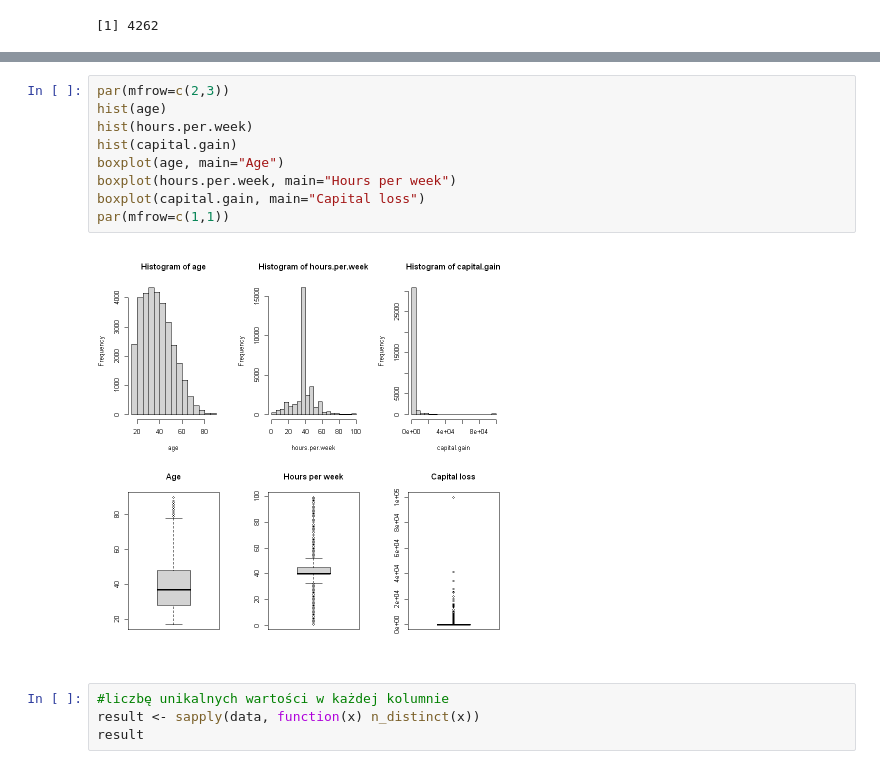
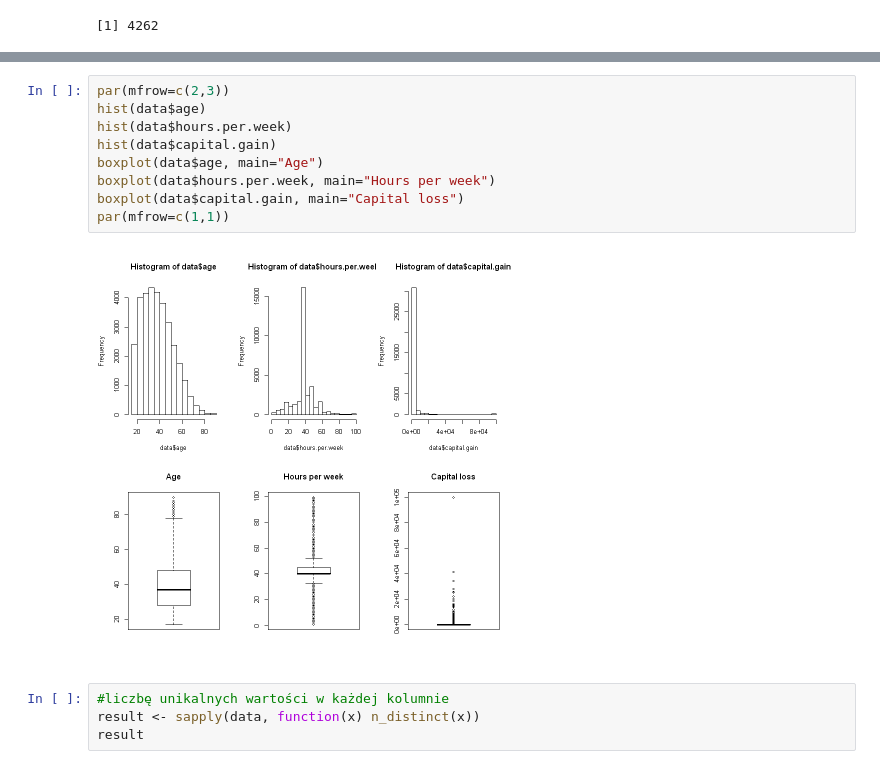
Before and after one commit to fiminka/Data-Mining-project, a Jupyter notebook: First.ipynb, the cells around one changed output, grey strips where cells are left out. Cells and saved outputs as stored; diff of their text form.

Commit message:
fix data relating

```diff
--- a/First.ipynb
+++ b/First.ipynb
@@ -157,15 +148,15 @@ native.country
                          67                          16
 # %%
 par(mfrow=c(2,3))
-hist(age)
-hist(hours.per.week)
-hist(capital.gain)
-boxplot(age, main="Age")
-boxplot(hours.per.week, main="Hours per week")
-boxplot(capital.gain, main="Capital loss")
+hist(data$age)
+hist(data$hours.per.week)
+hist(data$capital.gain)
+boxplot(data$age, main="Age")
+boxplot(data$hours.per.week, main="Hours per week")
+boxplot(data$capital.gain, main="Capital loss")
 par(mfrow=c(1,1))
 # %% [output]
-[figure, old version]
+[figure, new version]
 # %%
 #liczbę unikalnych wartości w każdej kolumnie
 result <- sapply(data, function(x) n_distinct(x))
```
Also changed, not shown: parts of 10 cells of this notebook.
